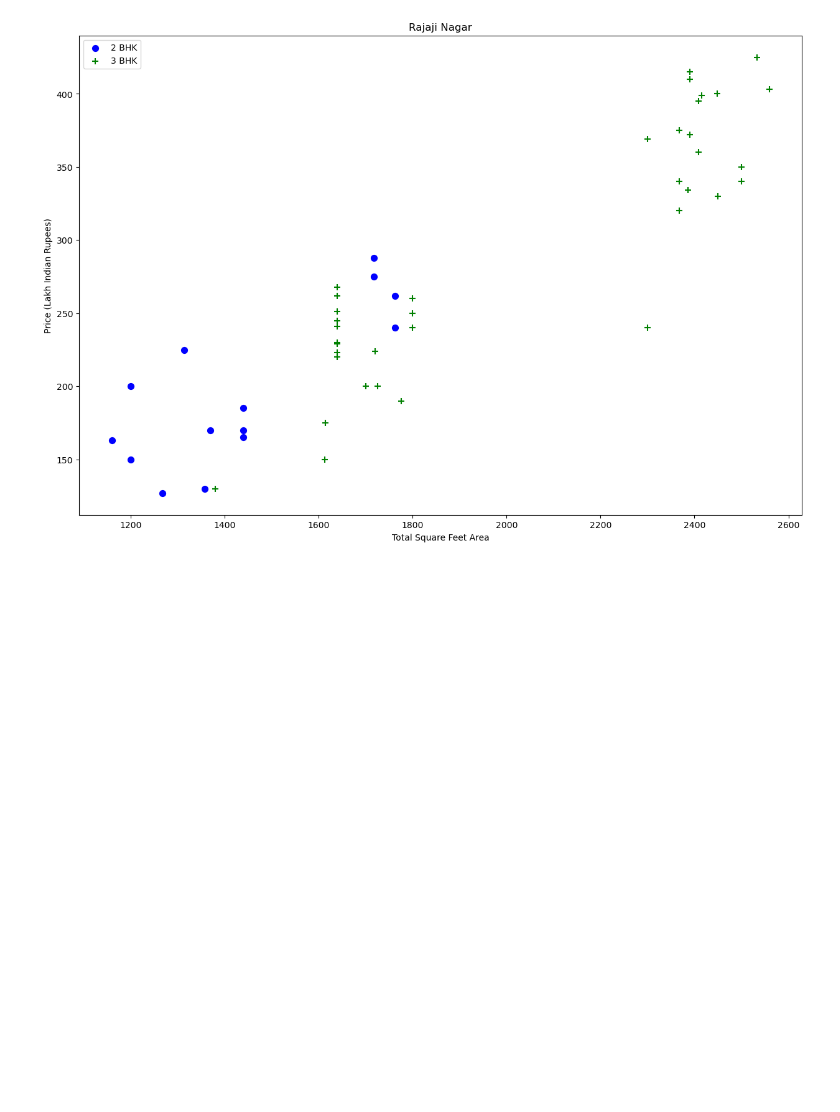
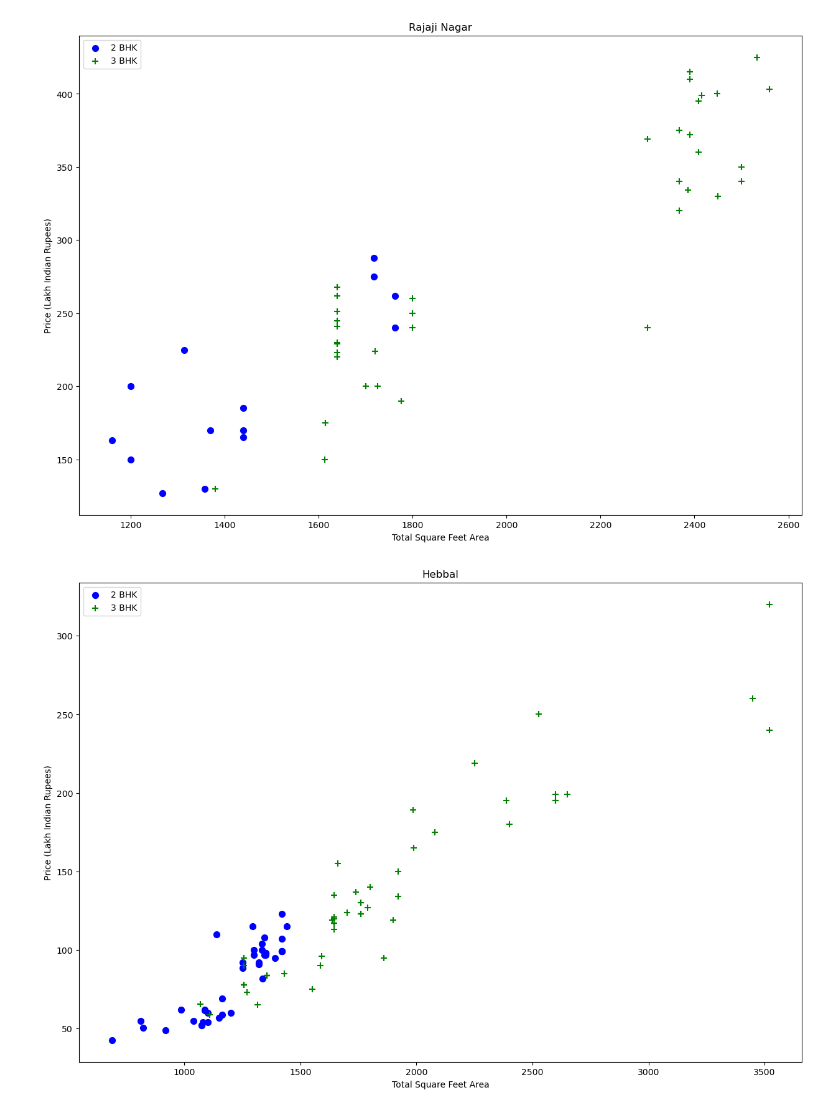
Before and after one commit to MhdRayanBinSN/Real-Estate-Price-Prediction, a Jupyter notebook: model.ipynb, the cells around one changed output. Saved outputs shown, nothing was run; the diff lists cells and outputs as text; code cells hidden in the pictures; blank space fills up the shorter version.

```diff
--- a/model.ipynb
+++ b/model.ipynb
@@ -366,3 +366,7 @@ def plot_scatter_chart(df,location):
 plot_scatter_chart(df7,"Rajaji Nagar")
 # %% [output]
 [figure]
+# %%
+plot_scatter_chart(df7,"Hebbal")
+# %% [output]
+[figure, added]
```
Also changed, not shown: parts of 3 cells of this notebook.
